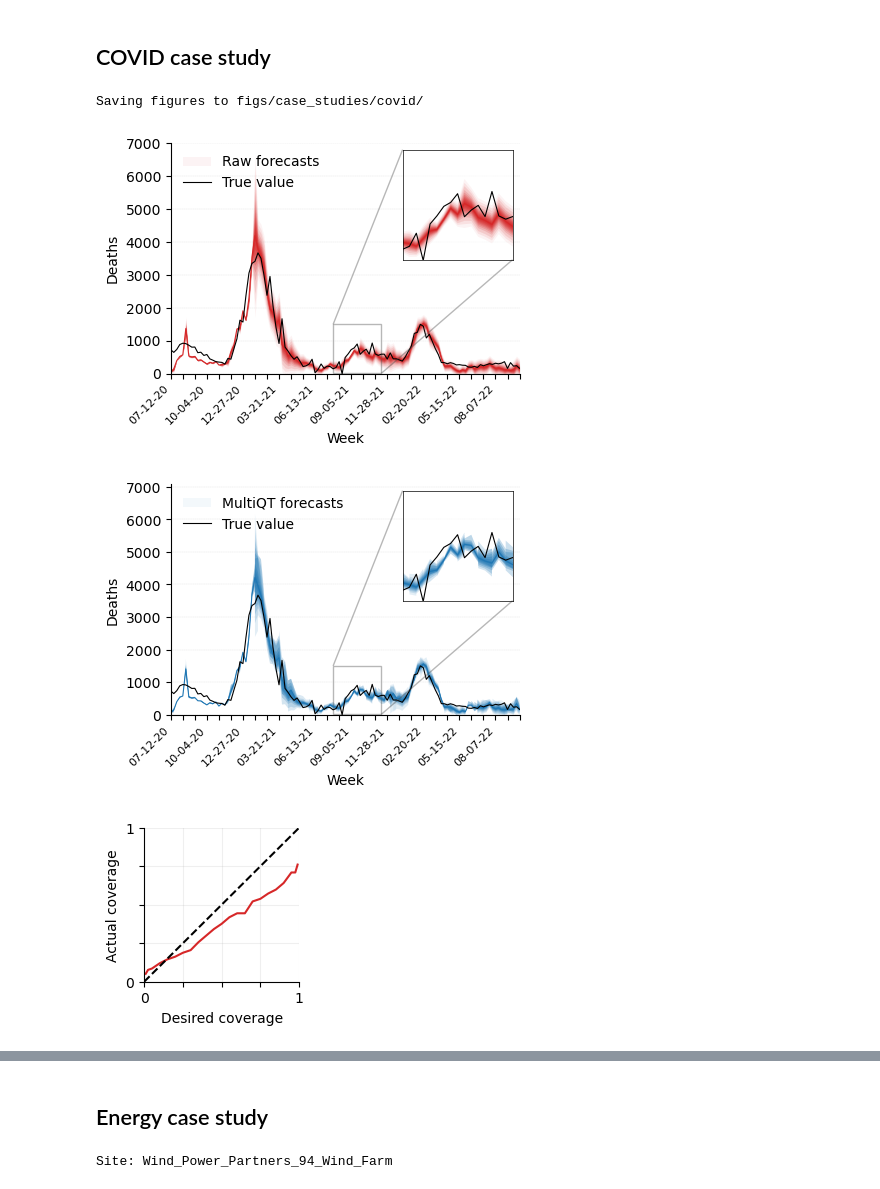
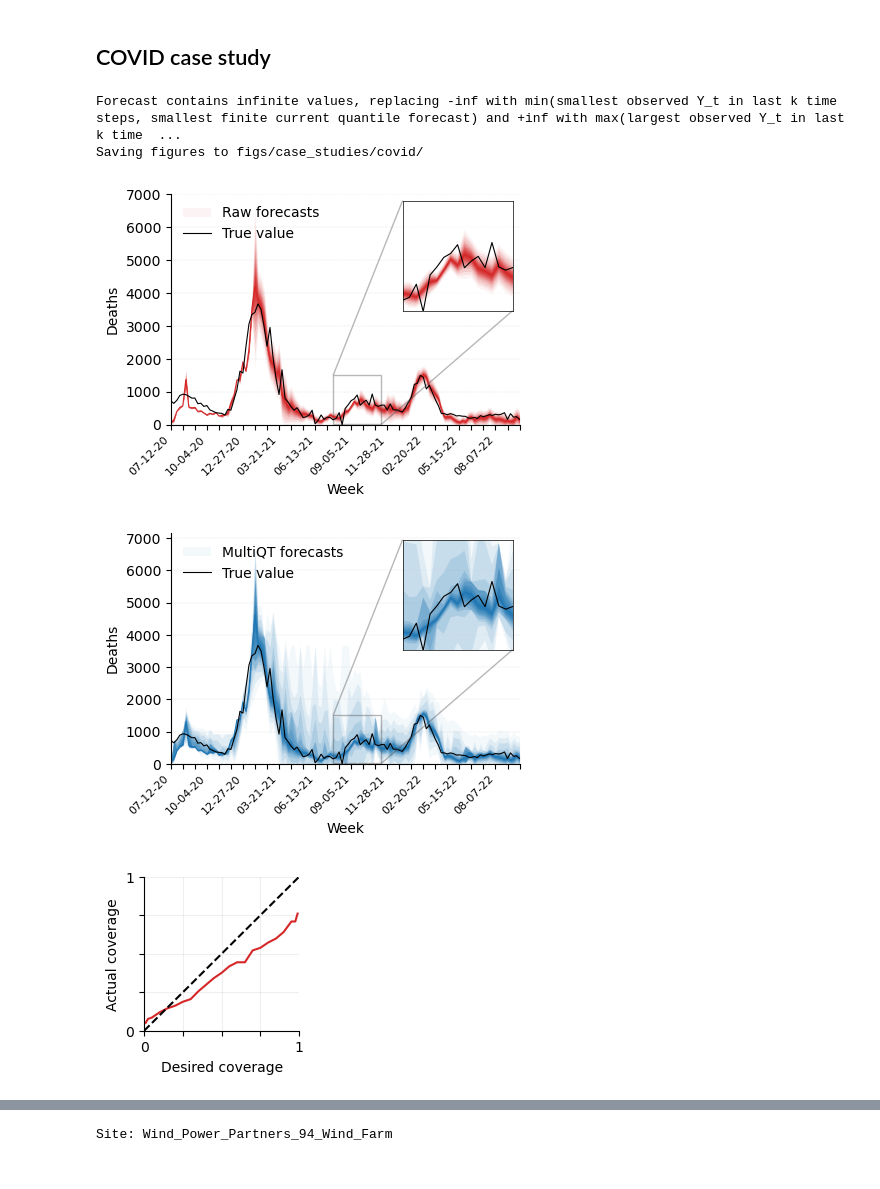
Before and after one commit to tiffanyding/multiQT, a Jupyter notebook: case_studies.ipynb, the cells around one changed output, grey strips where cells are left out. Saved outputs shown, nothing was run; the diff lists cells and outputs as text; code cells hidden in the pictures.

```diff
--- a/case_studies.ipynb
+++ b/case_studies.ipynb
@@ -31,6 +36,7 @@ def add_dates_to_axis(ax, YYYYMMDD_start):
     ax.set_xticklabels(labels, rotation=45, ha='right')
     ax.xaxis.set_tick_params(labelsize=8)
 # %%
+
 dataset = 'covid'
 # ====================
 forecaster = 'RobertWalraven-ESG' # Some other options: "COVIDhub-baseline"  #"UA-EpiCovDA", "COVIDhub-ensemble", "RobertWalraven-ESG", good_forecasters[<insert #>]
@@ -51,12 +57,22 @@ levels = covid_levels
 # Load base forecasts
 Y, Yhat_base = get_covid_data(forecaster, state, horizon, Yhat_type=Yhat_type, levels=levels)
 
-# Load MultiQT forecasts
-calib_path = f"cache/covid/{forecaster}_{state}_Yhat={Yhat_type}_h={horizon}.npy"
-Yhat_calib = np.load(calib_path)
+# Get MultiQT forecasts
+
+# # Option 1: Load from cache
+# calib_path = f"cache/covid/{forecaster}_{state}_Yhat={Yhat_type}_h={horizon}.npy"
+# Yhat_calib = np.load(calib_path)
+
+# Option 2: Compute on the fly
+Yhat_calib = MQ_adapt(Y,levels,Yhat_base.T).T
+
 # if needed, transpose Yhat_calib to have shape (T, num_levels)
 if Yhat_calib.shape != Yhat_base.shape:
     Yhat_calib = Yhat_calib.T
+
+# Replace inf values in Yhat_calib
+Yhat_calib = replace_inf_values(Yhat_calib, Y)
+
 
 # Make fig folder
 os.makedirs(f'{fig_folder}/case_studies/{dataset}', exist_ok=True)
@@ -119,32 +135,33 @@ axins.set_yticklabels([])
 axins.set_ylabel('')
 axins.legend_.remove()
 axins.set_xticks([])  # Remove xtick marks
 axins.set_yticks([])  # Remove xtick marks
 # Add top and right spines back in
 axins.spines['top'].set_visible(True)
 axins.spines['right'].set_visible(True)
 # Make spines gray and thicker
 for dir in ['top', 'right', 'left', 'bottom']:
     axins.spines[dir].set_linewidth(0.5)
 
 axins.patch.set_alpha(0.7)
 mark_inset(ax, axins, loc1=2, loc2=4, fc="none", ec=(0.3,0.3,0.3,0.4))
 
 plt.savefig(f'{fig_folder}/case_studies/{dataset}/calib_forecasts_{forecaster}_{state}_h={horizon}.pdf', bbox_inches='tight')
 
 # Plot calibration lines
 fig, ax = plt.subplots(figsize=(2, 2))
 plot_calibration(Y, Yhat_base, ax=ax, color='tab:red', title=None,
                  single_state=True, plot_yequalsx=True, label='Raw forecasts', alpha=1, levels=levels)
 plt.savefig(f'{fig_folder}/case_studies/{dataset}/raw_calibration_{forecaster}_{state}_h={horizon}.pdf', bbox_inches='tight')
 
 
 fig, ax = plt.subplots(figsize=(2, 2))
 plot_calibration(Y, Yhat_calib, ax=ax, color='tab:blue', title=None,
                     single_state=True, plot_yequalsx=True, label='Calibrated forecasts', alpha=1, levels=levels)
 plt.savefig(f'{fig_folder}/case_studies/{dataset}/calib_calibration_{forecaster}_{state}_h={horizon}.pdf', bbox_inches='tight')
 # %% [output]
+Forecast contains infinite values, replacing -inf with min(smallest observed Y_t in last k time steps, smallest finite current quantile forecast) and +inf with max(largest observed Y_t in last k time  ...
 Saving figures to figs/case_studies/covid/
 [figure]
-[figure, old version]
+[figure, new version]
 [figure]
@@ -152,5 +169,3 @@ Saving figures to figs/case_studies/covid/
-# %% [markdown]
-## Energy case study
 # %%
 dataset = 'energy'
 
```
Also changed, not shown: parts of 2 cells of this notebook, 4 other files.
